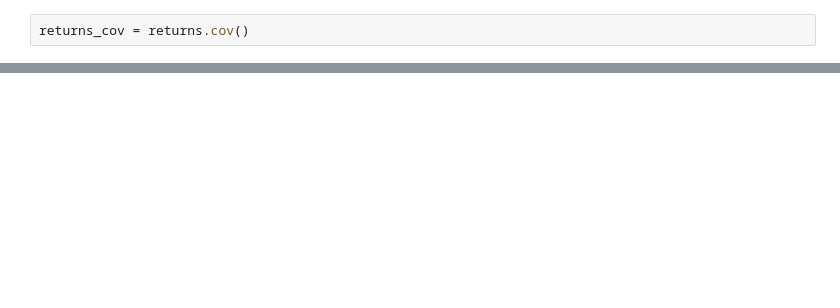
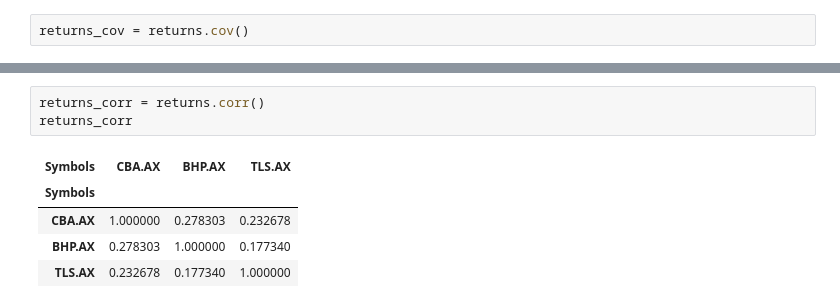
Before and after one commit to AhmedSMG/CodingDojo, a Jupyter notebook: asx/efficient_frontier.ipynb, the cells around one changed output, grey strips where cells are left out. Drawn from its saved outputs; the diff is of its cells as text; blank space fills up the shorter version.

Commit message:
Add corr matx

```diff
--- a/asx/efficient_frontier.ipynb
+++ b/asx/efficient_frontier.ipynb
@@ -68,3 +68,12 @@ fig.update_layout({
 fig.show()
 # %% [output]
 [interactive output not drawn]
+# %%
+returns_corr = returns.corr()
+returns_corr
+# %% [output]
+| Symbols | CBA.AX | BHP.AX | TLS.AX |
+| Symbols |  |  |  |
+| CBA.AX | 1.000000 | 0.278303 | 0.232678 |
+| BHP.AX | 0.278303 | 1.000000 | 0.177340 |
+| TLS.AX | 0.232678 | 0.177340 | 1.000000 |
```
Also changed, not shown: parts of 3 cells of this notebook.
